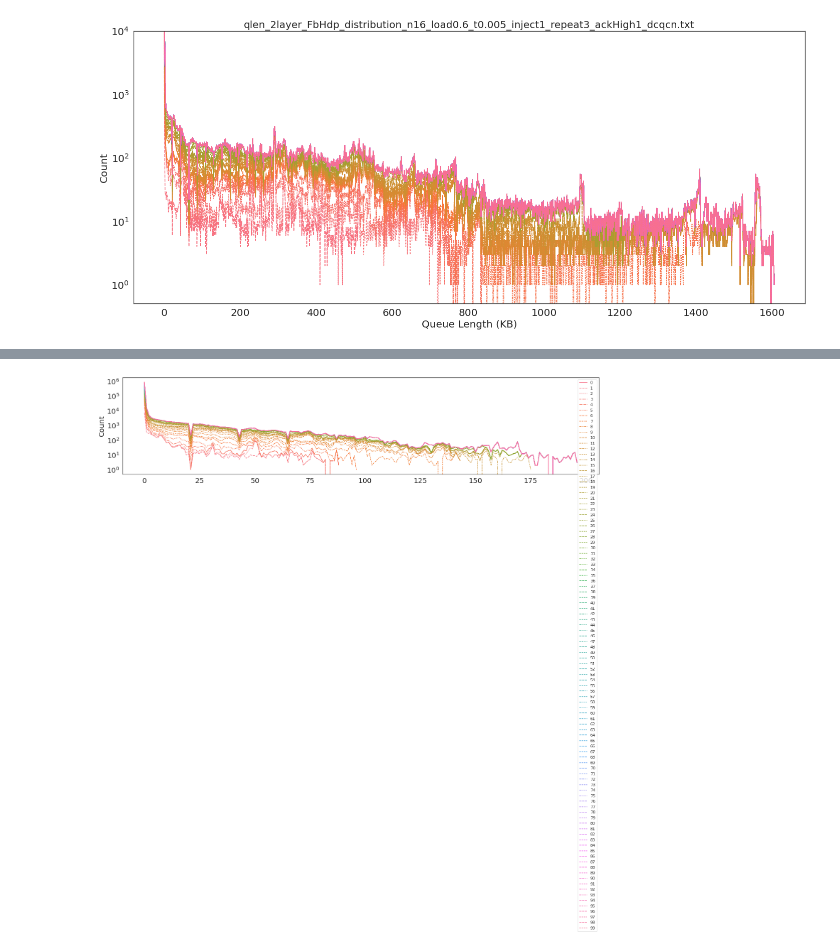
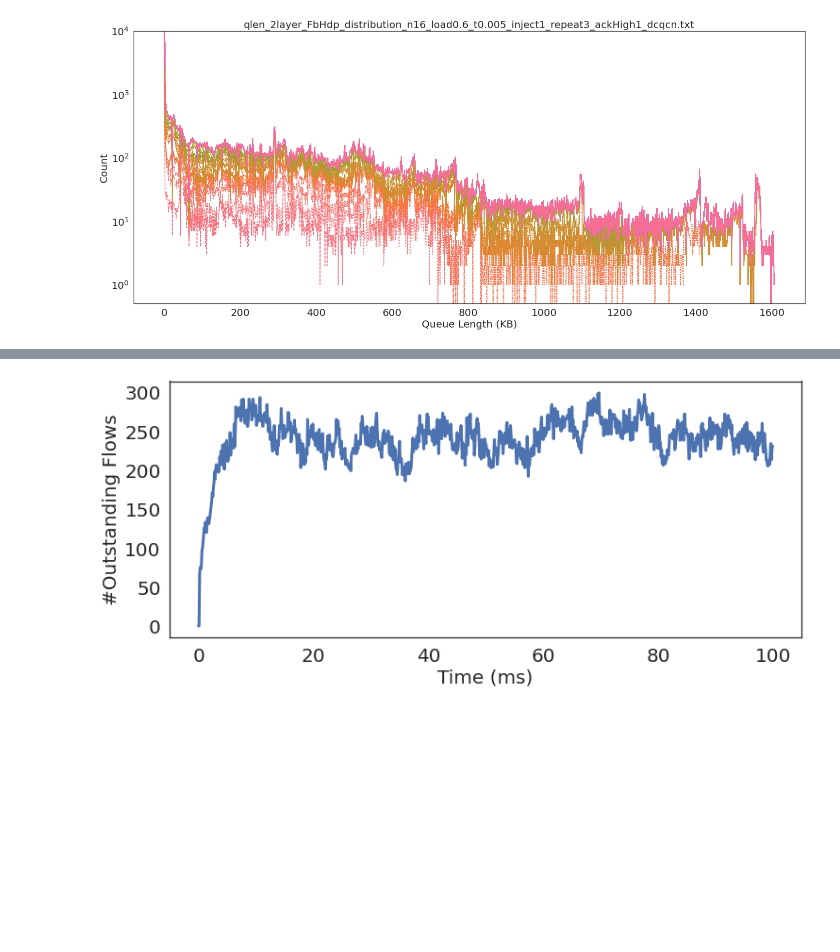
Before and after one commit to cxyzhao/High-Precision-Congestion-Control, a Jupyter notebook: cc_exp_ctrl.ipynb, the cells around one changed output, grey strips where cells are left out. Saved outputs shown, nothing was run; the diff lists cells and outputs as text; code cells hidden in the pictures; blank space fills up the shorter version.

```diff
--- a/cc_exp_ctrl.ipynb
+++ b/cc_exp_ctrl.ipynb
@@ -179,15 +80,0 @@ for abc_delta in [16000, 32000, 64000]:
-# %%
-prefix = "1longflow"
-abc_dt = 32000
-abc_delta = 32000
-ack = 1
-lst = []
-for method in ["slow", "abc", "hp", "dctcp", "timely", "dcqcn"]:
-    trace = prefix
-    if (method != "slow"):
-        f_id = launch.remote(method, trace, slow_unit= 0, ack_highprio = ack, abc_dt = abc_dt, abc_delta = abc_delta)
-        lst.append(f_id)
-    else:
-        f_id = launch.remote("abc", trace, slow_unit=1, ack_highprio = ack, abc_dt = abc_dt, abc_delta = abc_delta)
-        lst.append(f_id)
-ray.wait(lst, num_returns=len(lst))
@@ -602,4 +80,0 @@ for abc_eta in [0.85, 0.9, 0.95]:
-# %%
-trace = "FbHdp_distribution_n16_load0.6_t0.005_inject1_repeat3"
-
-f_id = launch.remote("aabc", trace, slow_unit=0, ack_highprio = 1, abc_dt=0, abc_delta=16000, abc_token=50)
@@ -763,32 +331,59 @@ import pandas as pd
 import seaborn as sns
 import matplotlib.pyplot as plt
 
-qlen_dir = "/home/cxyzhao/High-Precision-Congestion-Control/simulation/mix/"
-port_to_qlenDist = {}
-with open("/home/cxyzhao/High-Precision-Congestion-Control/simulation/mix/qlen_2layer_1longflow_abcdt0.0dl16000.0token50eta0.95_1.txt") as f:
-    lines =f.readlines()
-    for line in lines:
-        if line.find("time") != -1:
-            continue
-        else:
-            lst = line.split()
-            lst = [int(i) for i in lst]
-            name = "switch{}port{}".format(lst[0], lst[1])
-            if name not in port_to_qlenDist.keys():
-                port_to_qlenDist[name] = []
-            port_to_qlenDist[name].append(lst[2:])
+def tranfer_name(cc_name):
+    cc_name = cc_name.replace("aabc", "pw-abc")
+    cc_name = cc_name.replace("rabc", "wr-abc")
+    return cc_name
+
+file_dir = "/home/cxyzhao/High-Precision-Congestion-Control/simulation/mix/"
+file_name_lst = ["outflow_2layer_FbHdp_distribution_n64_load0.6_t0.1_incast0_pattern0_ackHigh1_abcdt0.0dl12000.0token50eta0.95.txt"]
+df =pd.DataFrame()
+
+for file_name in file_name_lst:
+    _file = file_dir + file_name
+    cc_name  = _file[74:]
+    counters = []
+    with open(_file) as f:
+        lines =f.readlines()
+        #cur_counter  = [0 for i in range(64)]
+        cur_counter = 0
+        for line in lines:
+            if line.find("time") != -1:
+                counters.append(cur_counter)
+                #cur_counter  = [0 for i in range(64)]
+                cur_counter = 0
+                continue
+            else:
+                lst = line.split()
+                if(len(lst) < 3):
+                    continue
+                lst = [int(i) for i in lst]
+                cur_counter += lst[2]
 
 
-sns.set(rc={'figure.figsize':(24,5)})
+    cc_name  = tranfer_name(cc_name)
+    cc_name = "ABC"
+    df = pd.concat([df, pd.DataFrame(counters, columns=[cc_name]) ], axis=1)
+
+
+
+df['Cumulative Moving Average'] = df.expanding().mean()
+
+sns.set(rc={'figure.figsize':(12,5)})
 sns.set_style('white')
 
 #g.set_yticks([5000 * (i+1) for i in range(8)])
-#g.set_xlabel("Timeline", fontsize = 20)
+
 #g.set_yticklabels(g.get_yticks(), size=20)
 plt.yticks(fontsize=20)
 plt.xticks(fontsize=20)
-df = pd.DataFrame(port_to_qlenDist["switch64port1"]).T
-g= sns.lineplot(data=df)
-g.set_yscale('log')
-g.set_ylabel("Count", fontsize = 20)
+g= sns.lineplot(data=df, x=df.index * 0.1, y='ABC', linewidth = 3)
+#g.set_title("#Outstanding Flows", fontsize = 20)
+g.set_xlabel("Time (ms)", fontsize = 20)
+g.set_ylabel("#Outstanding Flows", fontsize = 20)
+# g.set(ylim=(0, 100))
+# g.set(xlim=(0, 30))
+plt.legend(bbox_to_anchor=(1.05, 1), loc=2, borderaxespad=0.)
+plt.legend([],[], frameon=False)
 # %% [output]
@@ -796 +392 @@ Text(0, 0.5, 'Count')
-[figure, old version]
+[figure, new version]
```
Also changed, not shown: parts of 17 cells of this notebook, 5 other files.
